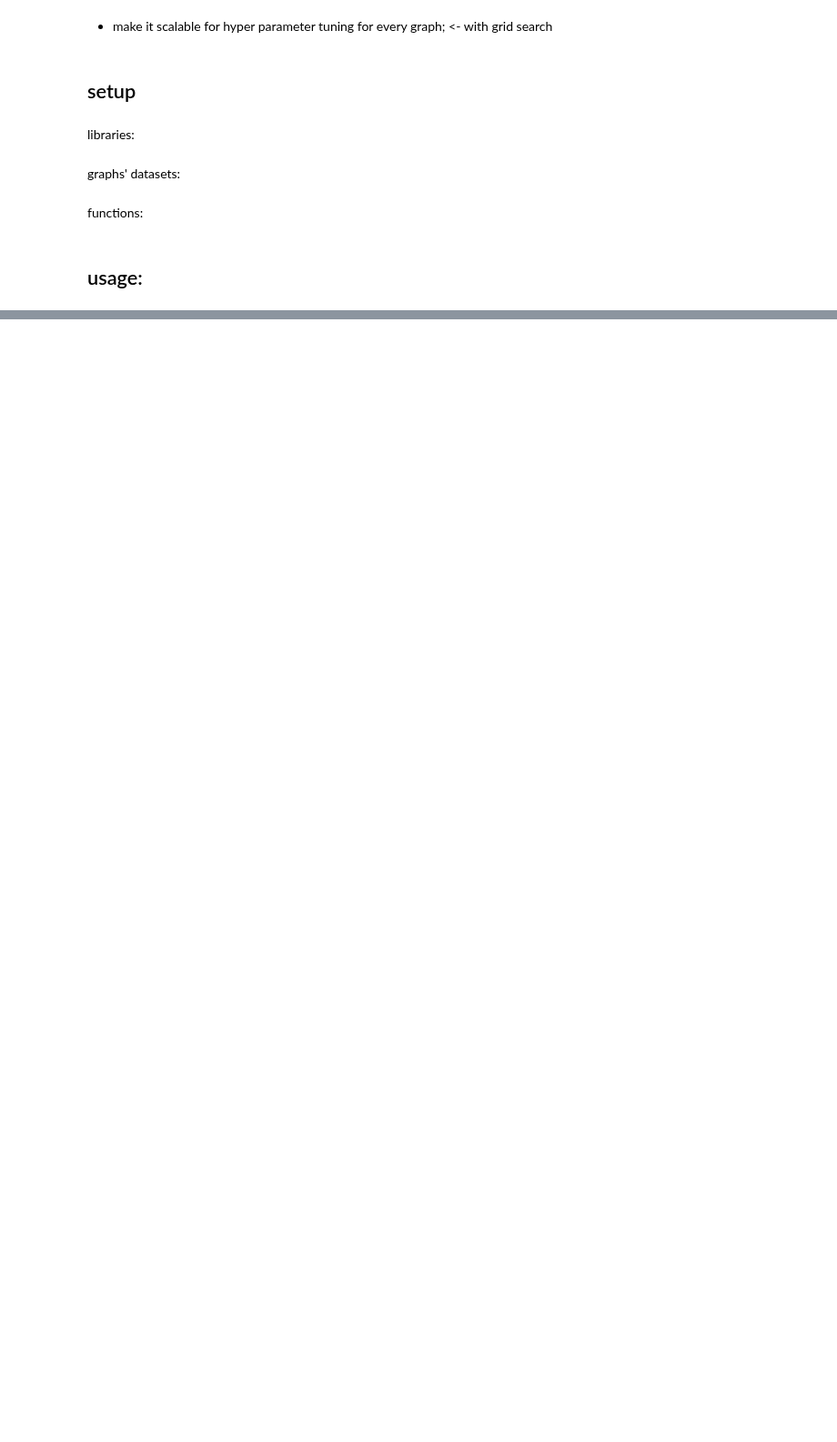
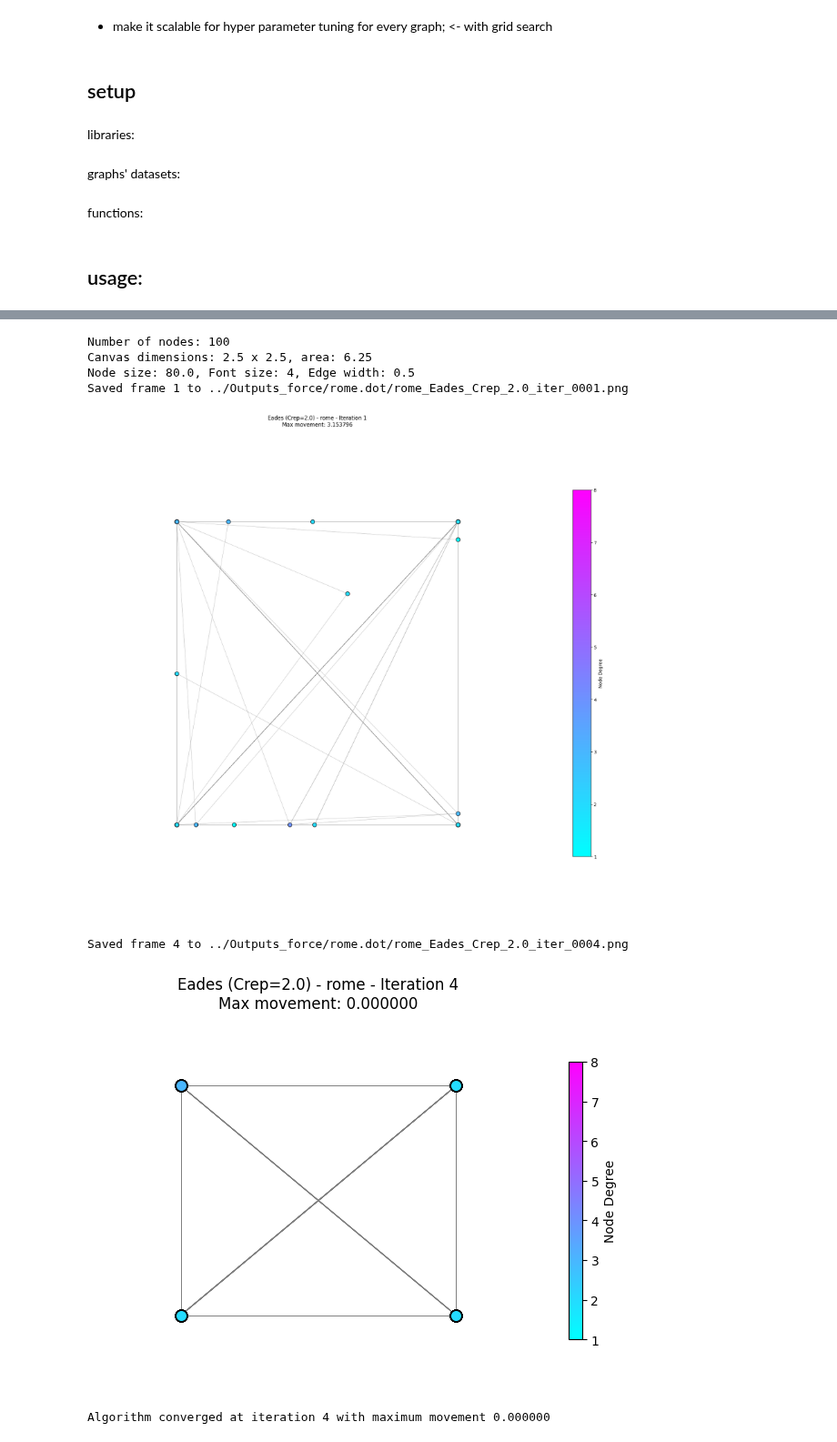
Before and after one commit to Prat2420/Data-Visualization-CurryPasta, a Jupyter notebook: Notebooks/step_3_v1.ipynb, the cells around one changed output, grey strips where cells are left out. Shown at 91% size. Cells and saved outputs as stored; diff of their text form; code cells hidden in the pictures; blank space fills up the shorter version.

```diff
--- a/Notebooks/step_3_v1.ipynb
+++ b/Notebooks/step_3_v1.ipynb
@@ -450,0 +1259,15 @@ def c_auto_draw_force_directed_graph_fruchterman_reingold(file_path, iterations=
+# %%
+# not sure if it's working properly...
+
+draw_colorful_force_directed_graph_eades(data_name_12, iterations=100, C_rep=2.0, C_attr = 1.0, l=5,
+                                                  save_frames=True, output_dir="../Outputs_force",
+                                                  convergence_threshold=0.001, display_node_id=False)
+# %% [output]
+Number of nodes: 100
+Canvas dimensions: 2.5 x 2.5, area: 6.25
+Node size: 80.0, Font size: 4, Edge width: 0.5
+Saved frame 1 to ../Outputs_force/rome.dot/rome_Eades_Crep_2.0_iter_0001.png
+[figure, added]
+Saved frame 4 to ../Outputs_force/rome.dot/rome_Eades_Crep_2.0_iter_0004.png
+[figure, added]
+Algorithm converged at iteration 4 with maximum movement 0.000000
```
Also changed, not shown: parts of 6 cells of this notebook.
